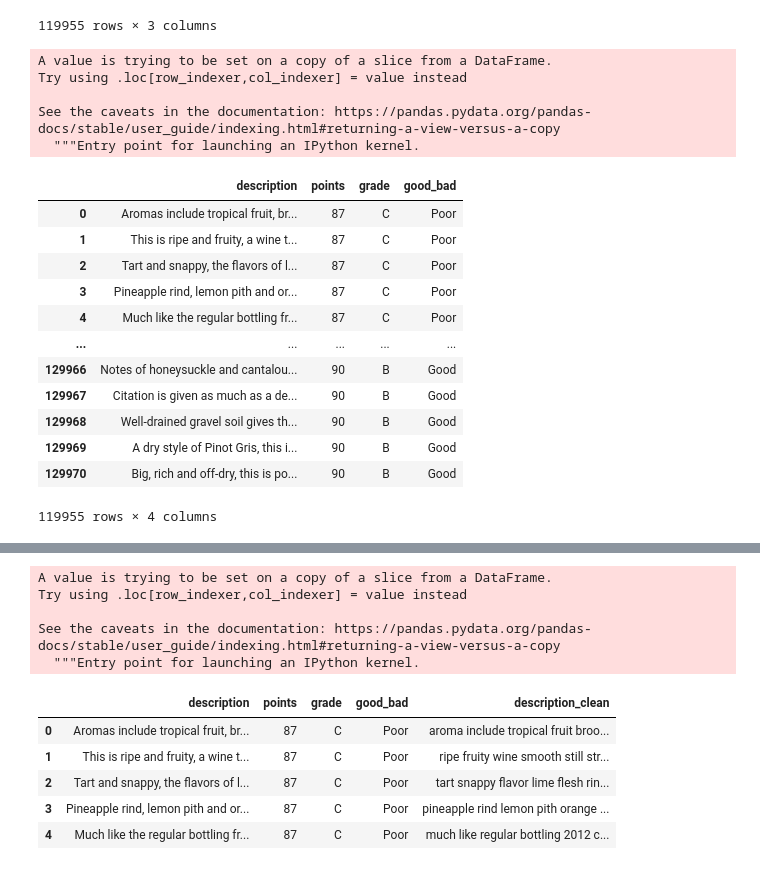
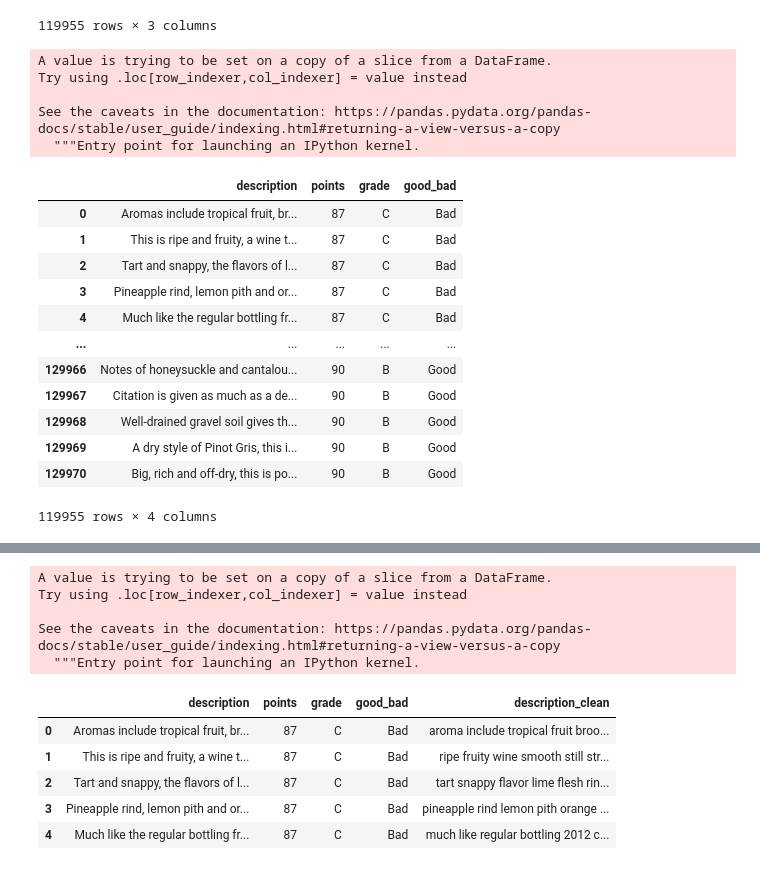
Before and after one commit to rahilanath/Final_Project, a Jupyter notebook: text_analysis.ipynb, the cells around one changed output, grey strips where cells are left out. Drawn from its saved outputs; the diff is of its cells as text; code cells hidden in the pictures.

```diff
--- a/text_analysis.ipynb
+++ b/text_analysis.ipynb
@@ -93,20 +93,20 @@ See the caveats in the documentation: https://pandas.pydata.org/pandas-docs/stab
 119955 rows × 3 columns
 # %%
 clean_wines['good_bad'] = clean_wines['points'].apply(lambda x: 'Good' if x >= 88 else
-                                                     'Poor')
+                                                     'Bad')
 clean_wines
 # %% [output]
 A value is trying to be set on a copy of a slice from a DataFrame.
 Try using .loc[row_indexer,col_indexer] = value instead
 
 See the caveats in the documentation: https://pandas.pydata.org/pandas-docs/stable/user_guide/indexing.html#returning-a-view-versus-a-copy
   """Entry point for launching an IPython kernel.
 |  | description | points | grade | good_bad |
-| 0 | Aromas include tropical fruit, br... | 87 | C | Poor |
-| 1 | This is ripe and fruity, a wine t... | 87 | C | Poor |
-| 2 | Tart and snappy, the flavors of l... | 87 | C | Poor |
-| 3 | Pineapple rind, lemon pith and or... | 87 | C | Poor |
-| 4 | Much like the regular bottling fr... | 87 | C | Poor |
+| 0 | Aromas include tropical fruit, br... | 87 | C | Bad |
+| 1 | This is ripe and fruity, a wine t... | 87 | C | Bad |
+| 2 | Tart and snappy, the flavors of l... | 87 | C | Bad |
+| 3 | Pineapple rind, lemon pith and or... | 87 | C | Bad |
+| 4 | Much like the regular bottling fr... | 87 | C | Bad |
 | ... | ... | ... | ... | ... |
 | 129966 | Notes of honeysuckle and cantalou... | 90 | B | Good |
 | 129967 | Citation is given as much as a de... | 90 | B | Good |
@@ -172,11 +172,11 @@ Try using .loc[row_indexer,col_indexer] = value instead
 See the caveats in the documentation: https://pandas.pydata.org/pandas-docs/stable/user_guide/indexing.html#returning-a-view-versus-a-copy
   """Entry point for launching an IPython kernel.
 |  | description | points | grade | good_bad | description_clean |
-| 0 | Aromas include tropical fruit, br... | 87 | C | Poor | aroma include tropical fruit broo... |
-| 1 | This is ripe and fruity, a wine t... | 87 | C | Poor | ripe fruity wine smooth still str... |
-| 2 | Tart and snappy, the flavors of l... | 87 | C | Poor | tart snappy flavor lime flesh rin... |
-| 3 | Pineapple rind, lemon pith and or... | 87 | C | Poor | pineapple rind lemon pith orange ... |
-| 4 | Much like the regular bottling fr... | 87 | C | Poor | much like regular bottling 2012 c... |
+| 0 | Aromas include tropical fruit, br... | 87 | C | Bad | aroma include tropical fruit broo... |
+| 1 | This is ripe and fruity, a wine t... | 87 | C | Bad | ripe fruity wine smooth still str... |
+| 2 | Tart and snappy, the flavors of l... | 87 | C | Bad | tart snappy flavor lime flesh rin... |
+| 3 | Pineapple rind, lemon pith and or... | 87 | C | Bad | pineapple rind lemon pith orange ... |
+| 4 | Much like the regular bottling fr... | 87 | C | Bad | much like regular bottling 2012 c... |
 # %%
 list_of_texts = clean_wines['description_clean']
 def no_number_preprocessor(tokens):
```
Also changed, not shown: parts of 34 cells of this notebook, 11 other files.
